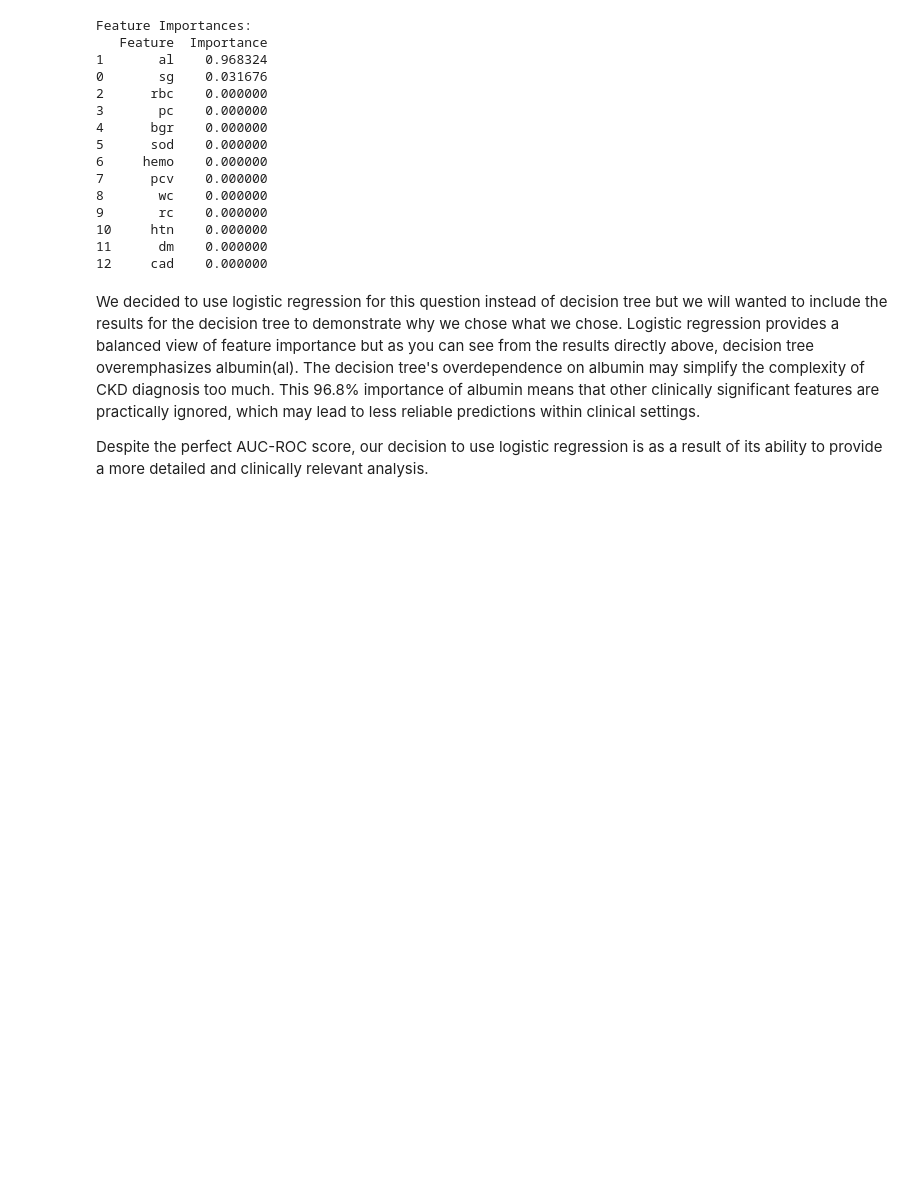
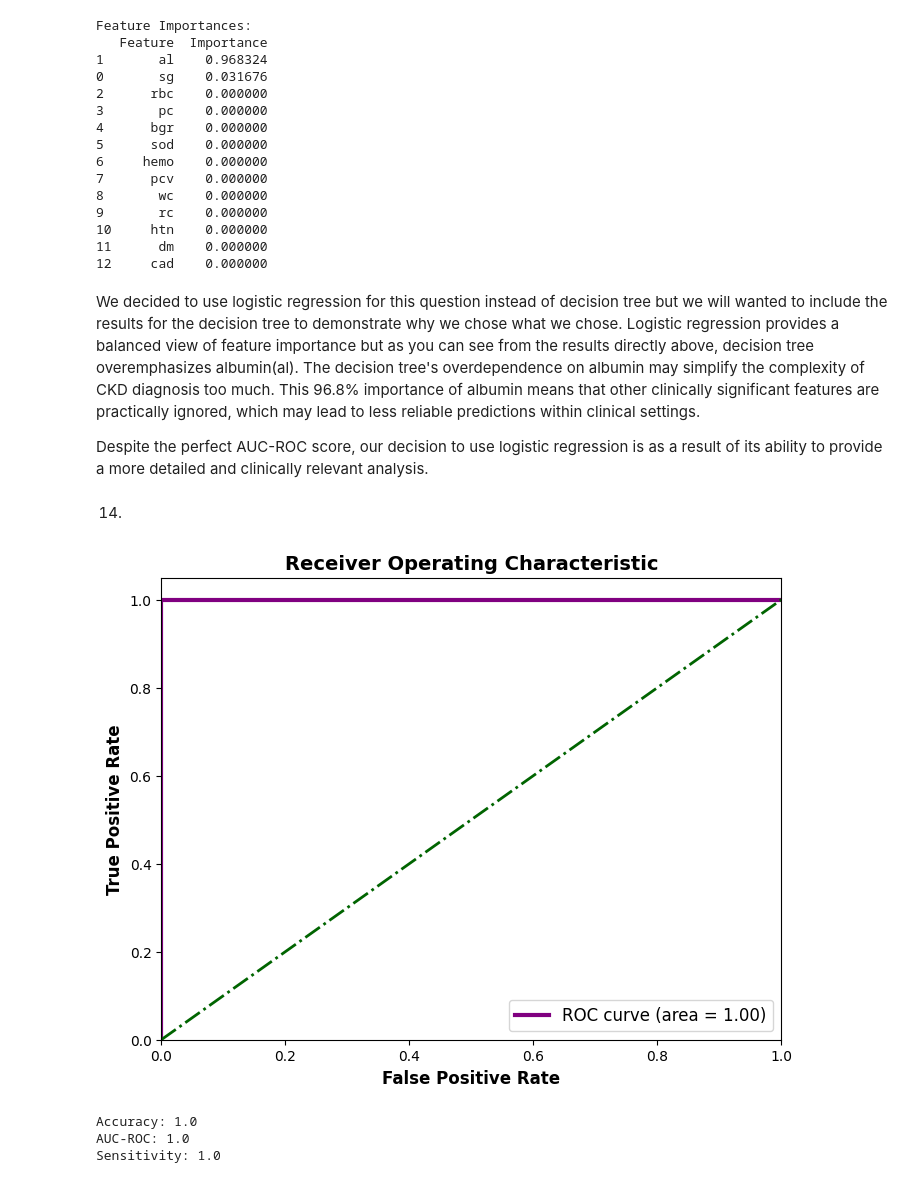
Before and after one commit to shuaniw/Assignment-6, a Jupyter notebook: Assignment6.ipynb, the cells around one changed output. Drawn from its saved outputs; the diff is of its cells as text; code cells hidden in the pictures; blank space fills up the shorter version.

```diff
--- a/Assignment6.ipynb
+++ b/Assignment6.ipynb
@@ -486,3 +486,51 @@ Feature Importances:
 We decided to use logistic regression for this question instead of decision tree but we will wanted to include the results for the decision tree to demonstrate why we chose what we chose. Logistic regression provides a balanced view of feature importance but as you can see from the results directly above, decision tree overemphasizes albumin(al). The decision tree's overdependence on albumin may simplify the complexity of CKD diagnosis too much. This 96.8% importance of albumin means that other clinically significant features are practically ignored, which may lead to less reliable predictions within clinical settings.
 
 Despite the perfect AUC-ROC score, our decision to use logistic regression is as a result of its ability to provide a more detailed and clinically relevant analysis.
+# %% [markdown]
+14.
+# %%
+from sklearn.ensemble import RandomForestClassifier
+from sklearn.metrics import accuracy_score, roc_auc_score, recall_score, roc_curve
+
+X = K_cleaned.drop('classification', axis=1)
+y = K_cleaned['classification'].apply(lambda x: 1 if x == 'ckd' else 0)
+
+scal = StandardScaler()
+X_scal = scaler.fit_transform(X)
+
+pca = PCA(n_components=5)
+X_pca = pca.fit_transform(X_scal)
+
+
+X_train, X_test, y_train, y_test = train_test_split(X_pca, y, test_size=0.3, random_state=8)
+
+model = RandomForestClassifier()
+model.fit(X_train, y_train)
+
+pred = model.predict(X_test)
+prob = model.predict_proba(X_test)[:, 1]
+
+roc_auc = roc_auc_score(y_test, prob)
+
+sens = recall_score(y_test, pred)
+
+fpr, tpr, thresholds = roc_curve(y_test, prob)
+plt.figure(figsize=(8, 6))
+plt.plot(fpr, tpr, color='purple', lw=3, label='ROC curve (area = %0.2f)' % roc_auc)
+plt.plot([0, 1], [0, 1], color='darkgreen', lw=2, linestyle='-.')
+plt.xlim([0.0, 1.0])
+plt.ylim([0.0, 1.05])
+plt.xlabel('False Positive Rate', fontsize=12, fontweight='bold')
+plt.ylabel('True Positive Rate', fontsize=12, fontweight='bold')
+plt.title('Receiver Operating Characteristic', fontsize=14, fontweight='bold')
+plt.legend(loc="lower right", fontsize='large')
+plt.show()
+
+print(f'Accuracy: {accuracy_score(y_test, pred)}')
+print(f'AUC-ROC: {roc_auc}')
+print(f'Sensitivity: {sens}')
+# %% [output]
+[figure, added]
+Accuracy: 1.0
+AUC-ROC: 1.0
+Sensitivity: 1.0
```
